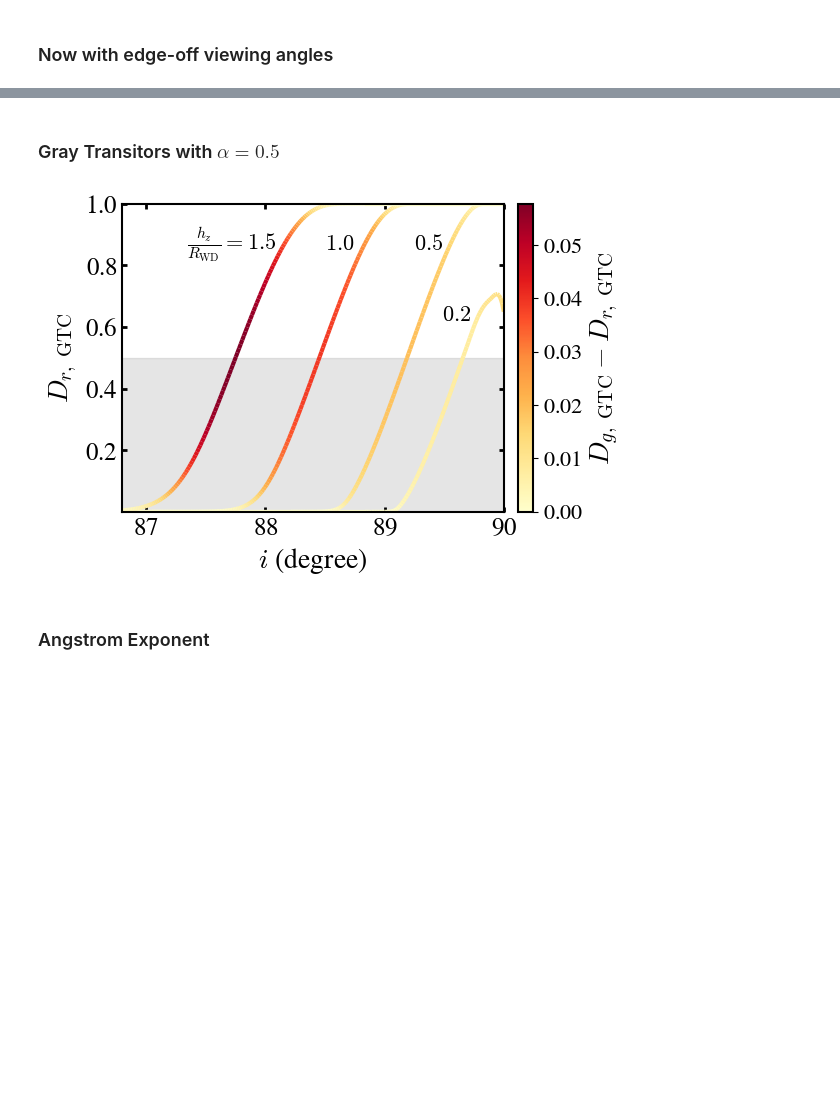
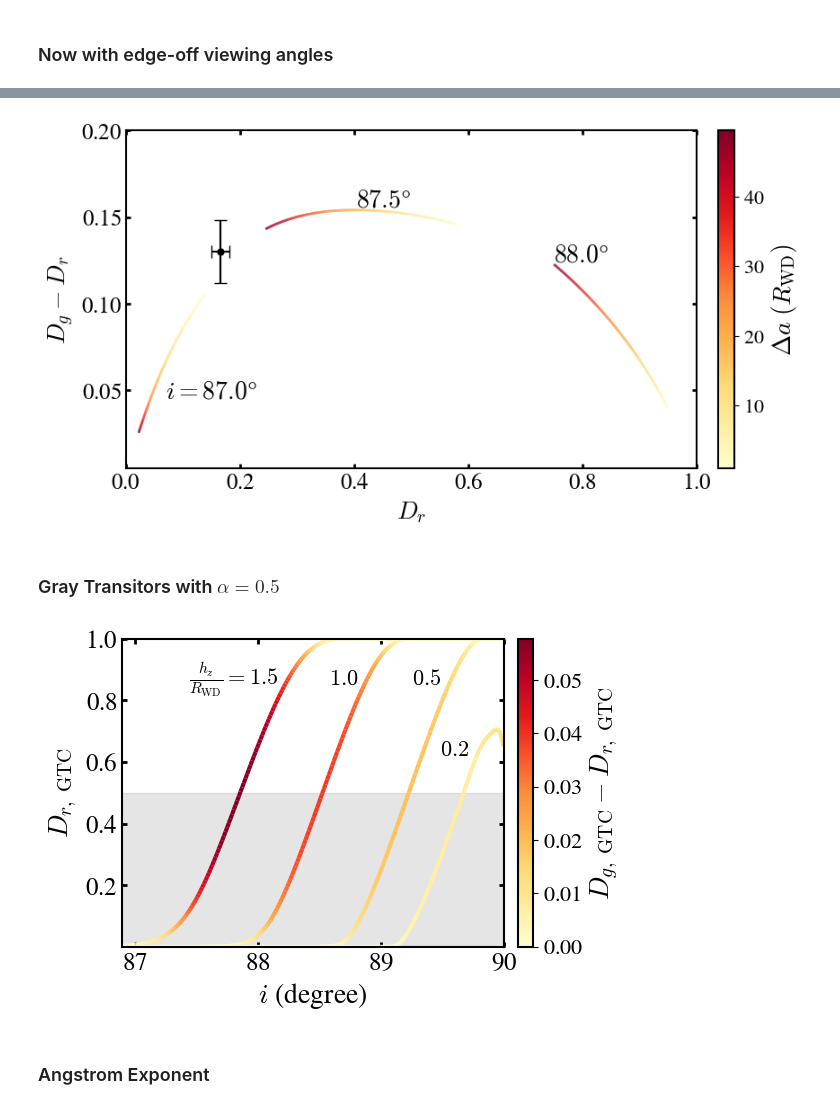
Before and after one commit to Soumin1908/wd_thick_disk_models, a Jupyter notebook: modeling_tranists.ipynb, the cells around one changed output, grey strips where cells are left out. Drawn from its saved outputs; the diff is of its cells as text; code cells hidden in the pictures; blank space fills up the shorter version.

```diff
--- a/modeling_tranists.ipynb
+++ b/modeling_tranists.ipynb
@@ -592,3 +629,49 @@ plt.show()
+# %%
+fig = plt.figure(figsize=(10, 10))
+gs = gridspec.GridSpec(2, 1, width_ratios=[1], wspace = 0.05, hspace = 0.05)
+
+ax = fig.add_subplot(gs[0,0])
+
+incls = np.array([87, 87.5, 88])
+
+for j in range(len(incls)):
+
+    ztfr_depth = ztfr_depth_vary_deltaa_inclined[j,:]
+    ztfg_minus_ztfr = ztfg_minus_ztfr_vary_deltaa_inclined[j,:]
+
+    max_index = np.argmax(ztfg_minus_ztfr)
+
+    if j==0:
+        ax.text(ztfr_depth[max_index]-0.07, ztfg_minus_ztfr[max_index]-0.06, r'$i='+'{}\degree$'.format(round(incls[j],2)), fontsize = 20)
+    else:
+        ax.text(ztfr_depth[max_index], ztfg_minus_ztfr[max_index]+0.002, r'${}\degree$'.format(round(incls[j],2)), fontsize = 20)
+
+    select = ztfr_depth<1.0
+
+    _, lc = plot_smooth_colored_line(ztfr_depth[select], ztfg_minus_ztfr[select], deltaas[select], ax=ax,
+                                     colorbar = False, cmap = 'YlOrRd', cmap_limits=[deltaas[0], deltaas[-1]])
+
+    if j==(len(incls)-1):
+
+        cbar = plt.colorbar(lc, ax=ax, pad = 0.03)
+        cbar.set_label(r'$\Delta a~(R_{\rm WD})$', fontsize=20)        # Label font size
+        cbar.ax.tick_params(labelsize=16)
+
+ax.set_ylim(0.005,0.2)
+ax.set_xlim(0.00,1.0)
+
+ax.errorbar(0.166, 0.13, xerr = 0.016, yerr = 0.018, ms=5, marker = 'o', c='k', zorder = 100,
+               barsabove = False, ecolor = 'k', capsize = 5, label = r'WD J1013$-$0427', ls = 'None')
+
+ax.tick_params(axis='x', which='both',direction='in',top=True,right=True,labelsize=18, width=2)
+ax.tick_params(axis='y', which='both',direction='in',top=True,right=True,labelsize=18, width=2)
+
+ax.set_ylabel(r'$D_g-D_r$', fontsize = 20)
+ax.set_xlabel(r'$D_r$', fontsize = 20)
+
+#plt.savefig('./deltaa_effect.png', bbox_inches='tight', dpi = 200)
+# %% [output]
+[figure, added]
 # %% [markdown]
 ### Gray Transitors with $\alpha=0.5$
 # %%
@@ -652,7 +735,7 @@ ax = fig.add_subplot(gs[0,0])
 #incls = np.array([90, 89.5, 89, 88.5, 88, 87.5, 87, 86.5, 86])
 incls = np.arange(90, 85.9, -0.05)
 
-text_locs = np.array([89.63, 89.25, 88.50, 87.2])
+text_locs = np.array([89.63, 89.25, 88.58, 87.3])
 
 for j in range(len(hzs)):
 
@@ -687,7 +770,7 @@ for j in range(len(hzs)):
         cbar.ax.tick_params(labelsize=16)
 
 ax.set_ylim(0.001,1.0)
-ax.set_xlim(86.8,90)
+ax.set_xlim(86.9,90)
 
 ax.tick_params(axis='x', which='both',direction='in',top=True,right=True,labelsize=18, width=2)
 ax.tick_params(axis='y', which='both',direction='in',top=True,right=True,labelsize=18, width=2)
@@ -701,7 +784,7 @@ ax.fill_between(incls, 0, 0.5, color='gray', alpha=0.2)
 
 plt.show()
 # %% [output]
-[figure, old version]
+[figure, new version]
 # %% [markdown]
 ### Angstrom Exponent
 # %%
```
Also changed, not shown: parts of 7 cells of this notebook.
